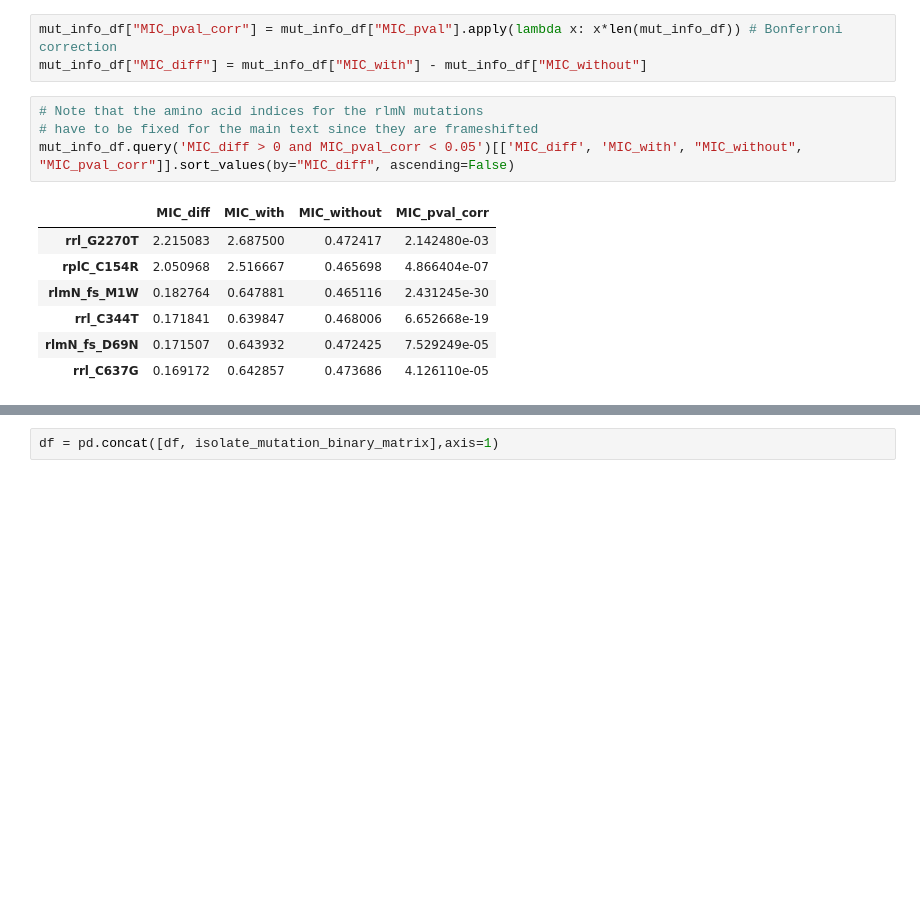
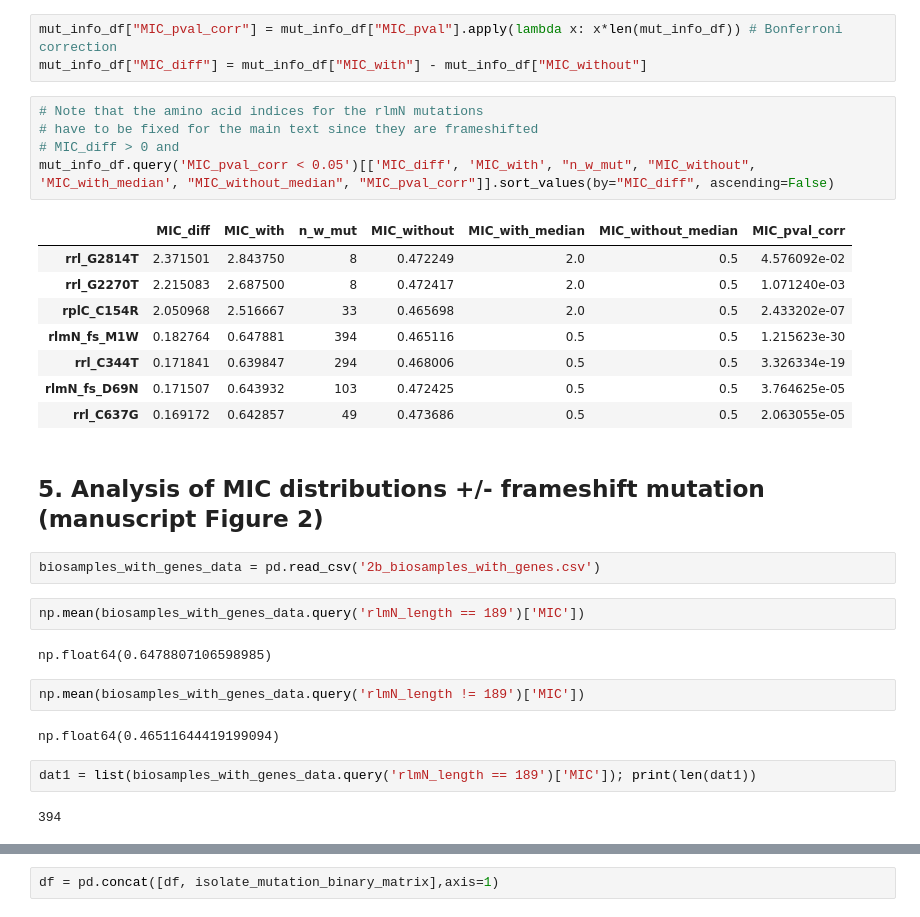
Before and after one commit to BrynMarieR/rlmN_frameshift, a Jupyter notebook: mutation_analysis/data_analysis.ipynb, the cells around one changed output, grey strips where cells are left out. Cells and saved outputs as stored; diff of their text form; blank space fills up the shorter version.

```diff
--- a/mutation_analysis/data_analysis.ipynb
+++ b/mutation_analysis/data_analysis.ipynb
@@ -638,12 +645,30 @@ mut_info_df["MIC_diff"] = mut_info_df["MIC_with"] - mut_info_df["MIC_without"]
 # %%
 # Note that the amino acid indices for the rlmN mutations
 # have to be fixed for the main text since they are frameshifted
-mut_info_df.query('MIC_diff > 0 and MIC_pval_corr < 0.05')[['MIC_diff', 'MIC_with', "MIC_without", "MIC_pval_corr"]].sort_values(by="MIC_diff", ascending=False)
+# MIC_diff > 0 and
+mut_info_df.query('MIC_pval_corr < 0.05')[['MIC_diff', 'MIC_with', "n_w_mut", "MIC_without", 'MIC_with_median', "MIC_without_median", "MIC_pval_corr"]].sort_values(by="MIC_diff", ascending=False)
 # %% [output]
-|  | MIC_diff | MIC_with | MIC_without | MIC_pval_corr |
-| rrl_G2270T | 2.215083 | 2.687500 | 0.472417 | 2.142480e-03 |
-| rplC_C154R | 2.050968 | 2.516667 | 0.465698 | 4.866404e-07 |
-| rlmN_fs_M1W | 0.182764 | 0.647881 | 0.465116 | 2.431245e-30 |
-| rrl_C344T | 0.171841 | 0.639847 | 0.468006 | 6.652668e-19 |
-| rlmN_fs_D69N | 0.171507 | 0.643932 | 0.472425 | 7.529249e-05 |
-| rrl_C637G | 0.169172 | 0.642857 | 0.473686 | 4.126110e-05 |
+|  | MIC_diff | MIC_with | n_w_mut | MIC_without | MIC_with_median | MIC_without_median | MIC_pval_corr |
+| rrl_G2814T | 2.371501 | 2.843750 | 8 | 0.472249 | 2.0 | 0.5 | 4.576092e-02 |
+| rrl_G2270T | 2.215083 | 2.687500 | 8 | 0.472417 | 2.0 | 0.5 | 1.071240e-03 |
+| rplC_C154R | 2.050968 | 2.516667 | 33 | 0.465698 | 2.0 | 0.5 | 2.433202e-07 |
+| rlmN_fs_M1W | 0.182764 | 0.647881 | 394 | 0.465116 | 0.5 | 0.5 | 1.215623e-30 |
+| rrl_C344T | 0.171841 | 0.639847 | 294 | 0.468006 | 0.5 | 0.5 | 3.326334e-19 |
+| rlmN_fs_D69N | 0.171507 | 0.643932 | 103 | 0.472425 | 0.5 | 0.5 | 3.764625e-05 |
+| rrl_C637G | 0.169172 | 0.642857 | 49 | 0.473686 | 0.5 | 0.5 | 2.063055e-05 |
+# %% [markdown]
+## 5. Analysis of MIC distributions +/- frameshift mutation (manuscript Figure 2)
+# %%
+biosamples_with_genes_data = pd.read_csv('2b_biosamples_with_genes.csv')
+# %%
+np.mean(biosamples_with_genes_data.query('rlmN_length == 189')['MIC'])
+# %% [output]
+np.float64(0.6478807106598985)
+# %%
+np.mean(biosamples_with_genes_data.query('rlmN_length != 189')['MIC'])
+# %% [output]
+np.float64(0.46511644419199094)
+# %%
+dat1 = list(biosamples_with_genes_data.query('rlmN_length == 189')['MIC']); print(len(dat1))
+# %% [output]
+394
```
Also changed, not shown: parts of 39 cells of this notebook, 11 other files.
